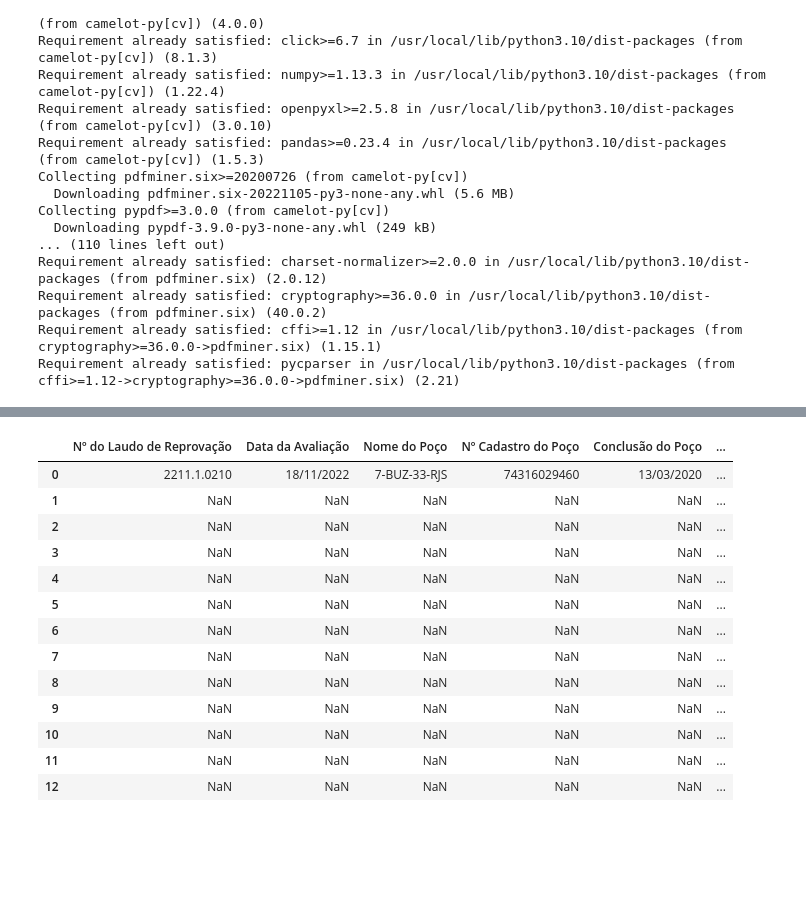
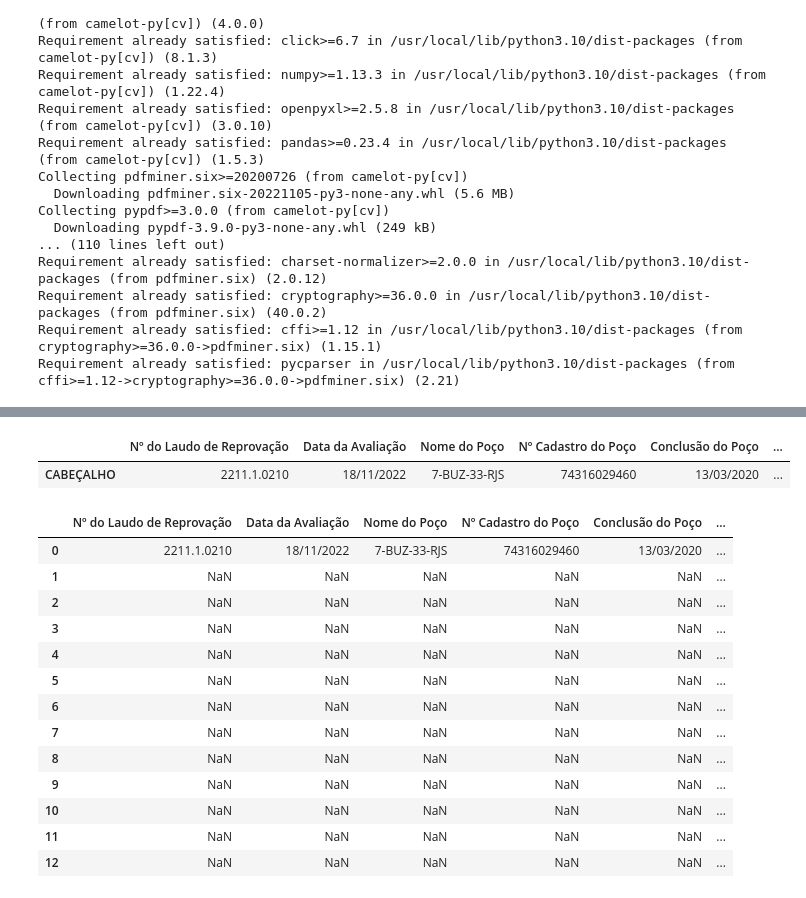
Before and after one commit to fabiobasson/my-frirst-repo, a Jupyter notebook: oficios_qualidade.ipynb, the cells around one changed output, grey strips where cells are left out. Drawn from its saved outputs; the diff is of its cells as text; code cells hidden in the pictures; blank space fills up the shorter version.

```diff
--- a/oficios_qualidade.ipynb
+++ b/oficios_qualidade.ipynb
@@ -100,3 +108,8 @@ texto.rename(columns = {'Agencia Nacional de Petróleo, Gás Natura e Biocombust
 texto = texto.T
 texto.rename(columns = {16:'Nº do Laudo de Reprovação', 17:'Data da Avaliação',18:'Nome do Poço',19:'Nº Cadastro do Poço',20:'Conclusão do Poço',21:'Empresa Operadora'}, inplace = True)
+# %%
+texto
+# %% [output]
+|  | Nº do Laudo de Reprovação | Data da Avaliação | Nome do Poço | Nº Cadastro do Poço | Conclusão do Poço | ... |
+| CABEÇALHO | 2211.1.0210 | 18/11/2022 | 7-BUZ-33-RJS | 74316029460 | 13/03/2020 | ... |
 # %%
```
Also changed, not shown: parts of 14 cells of this notebook.
